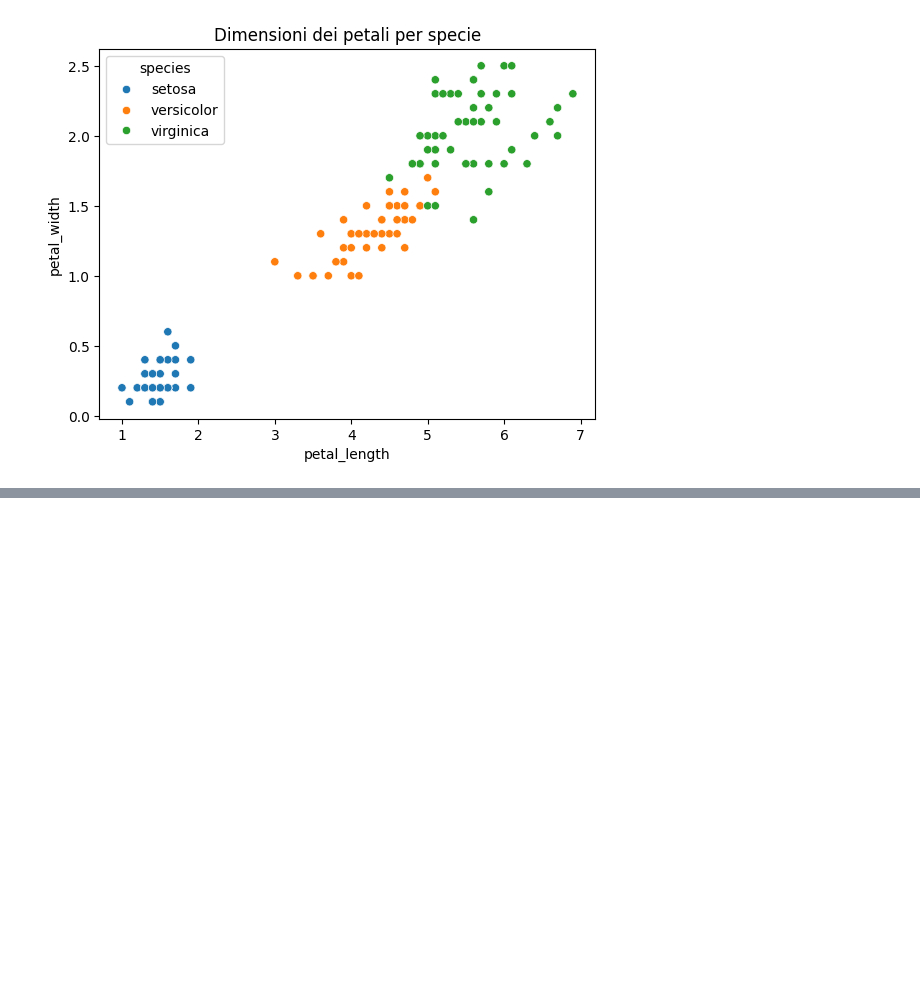
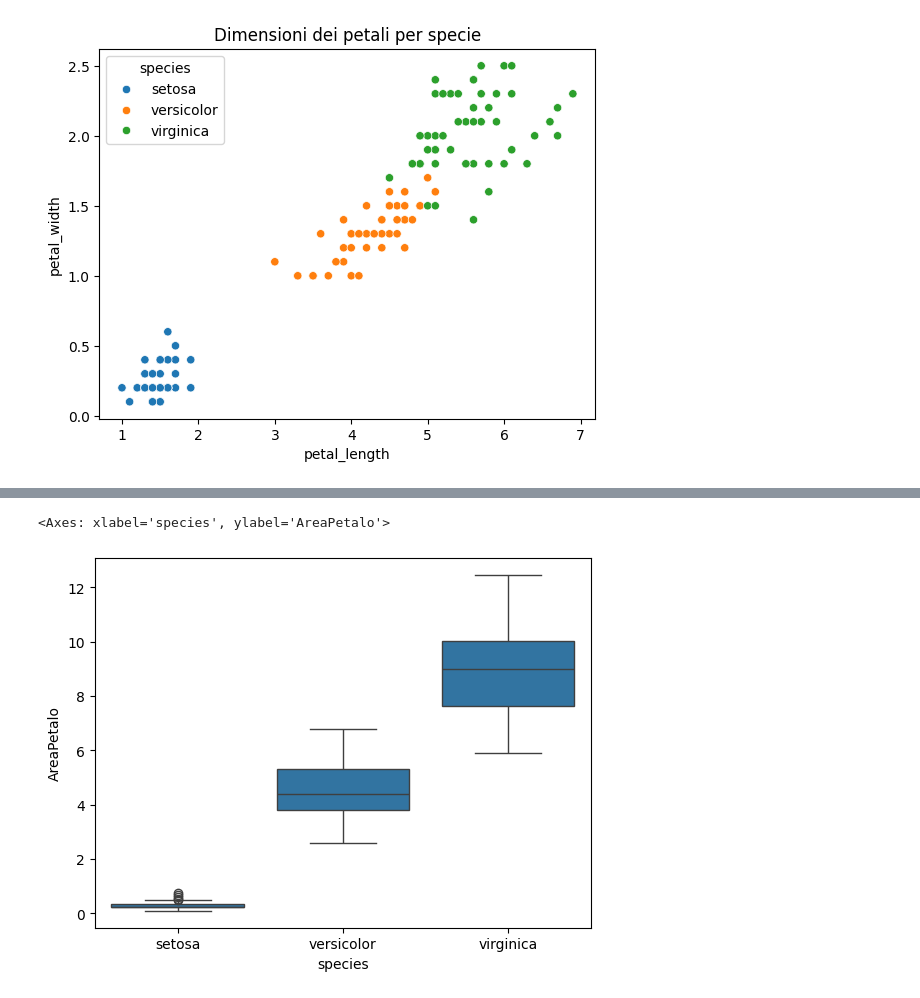
Before and after one commit to Neetre/intro_lab_2026, a Jupyter notebook: lez5/5.4_Esercizi_lez_5.ipynb, the cells around one changed output, grey strips where cells are left out. Saved outputs shown, nothing was run; the diff lists cells and outputs as text; code cells hidden in the pictures; blank space fills up the shorter version.

```diff
--- a/lez5/5.4_Esercizi_lez_5.ipynb
+++ b/lez5/5.4_Esercizi_lez_5.ipynb
@@ -189,3 +189,6 @@ plt.ylabel('petal_width')
 plt.show()
 # %% [output]
 [figure]
+# %%
+df['AreaPetalo'] = df['petal_length'] * df['petal_width'] * 0.785
+df['AreaPetalo']
@@ -191,0 +208,5 @@ plt.show()
+# %%
+sns.boxplot(data = df, y = df['AreaPetalo'], x=df['species'])
+# %% [output]
+<Axes: xlabel='species', ylabel='AreaPetalo'>
+[figure, added]
```
Also changed, not shown: parts of 1 cell of this notebook.
